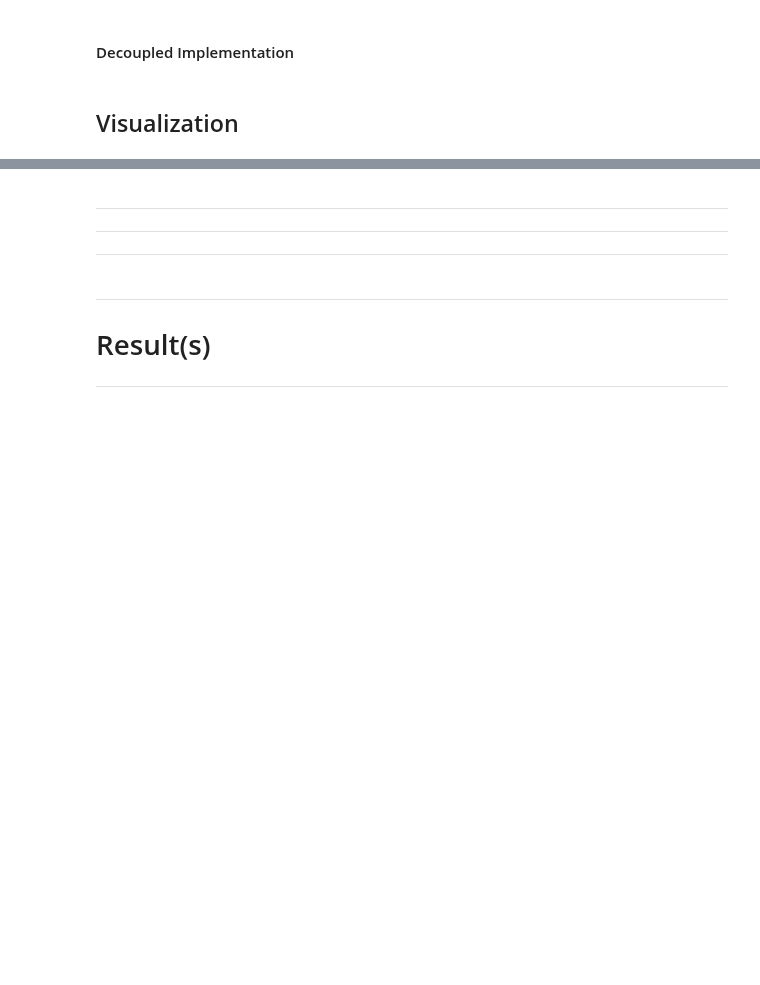
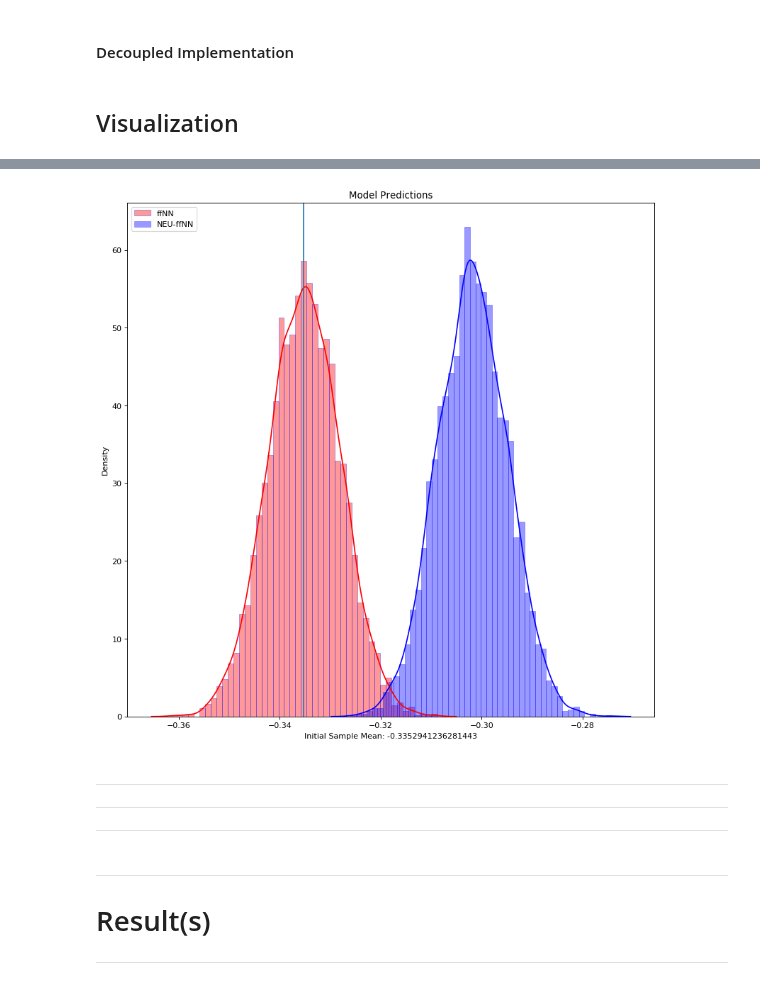
Before and after one commit to AnastasisKratsios/NEU_Non_Euclidean_Upgrading, a Jupyter notebook: NEU-Simulated-Regression_rapido.ipynb, the cells around one changed output, grey strips where cells are left out. Saved outputs shown, nothing was run; the diff lists cells and outputs as text; code cells hidden in the pictures; blank space fills up the shorter version.

```diff
--- a/NEU-Simulated-Regression_rapido.ipynb
+++ b/NEU-Simulated-Regression_rapido.ipynb
@@ -676,5 +714,7 @@ if is_visuallty_verbose == True:
 # %%
-get_Error_distribution_plots(data_y_test,ffNN_y_hat_test,NEU_ffNN_y_hat_test_w_proj,"ffNN")
+get_Error_distribution_plots(data_y_test,ffNN_y_hat_test,NEU_ffNN_y_hat_test,"ffNN")
+# %% [output]
+[figure, added]
 # %% [markdown]
 ---
 ---
```
Also changed, not shown: parts of 24 cells of this notebook, 14 other files.
